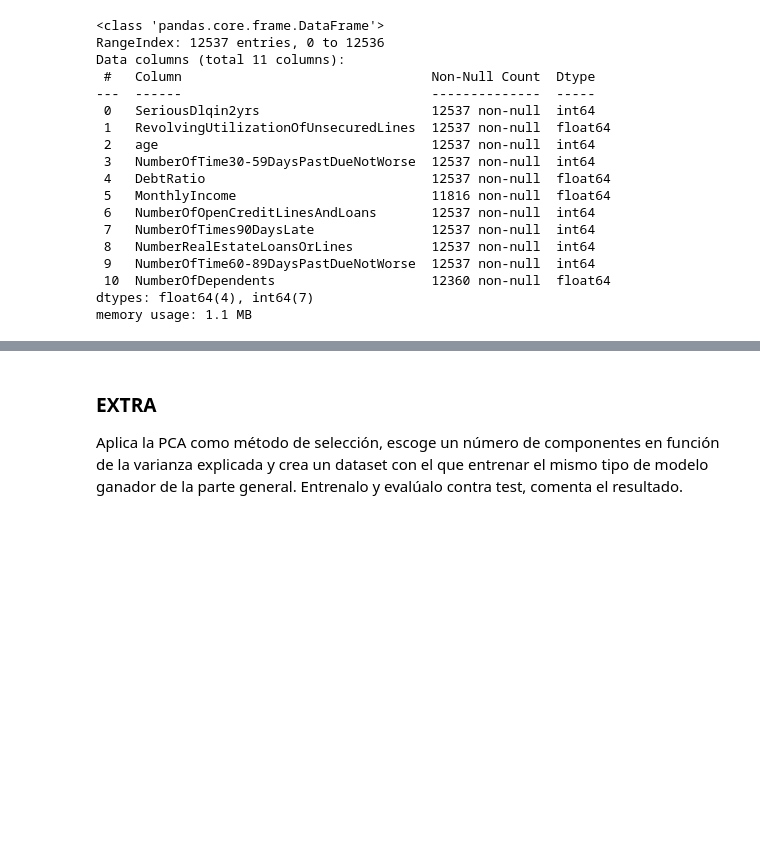
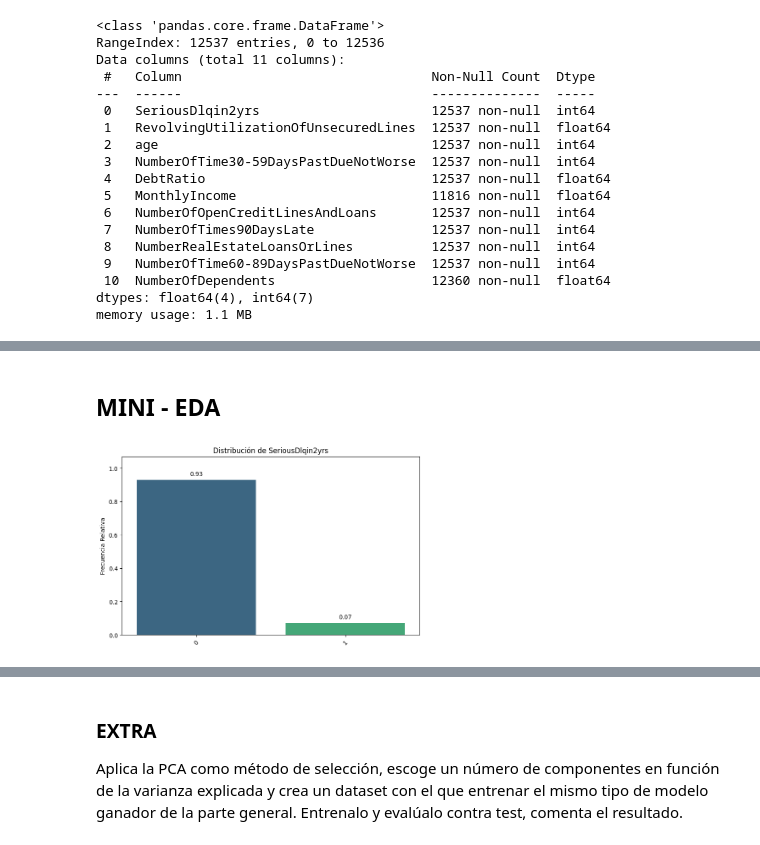
Before and after one commit to mfondevilla/DS-Online-MelaniaFondevilla, a Jupyter notebook: 04_Machine_Learning/Sprint_14/Unidad_02_ML_No_Supervisado_Feature_Selection/03_Practica_Obligatoria/18_Practica_Obligatoria_Feature_Selection.ipynb, the cells around one changed output, grey strips where cells are left out. Drawn from its saved outputs; the diff is of its cells as text; code cells hidden in the pictures; blank space fills up the shorter version.

```diff
--- a/04_Machine_Learning/Sprint_14/Unidad_02_ML_No_Supervisado_Feature_Selection/03_Practica_Obligatoria/18_Practica_Obligatoria_Feature_Selection.ipynb
+++ b/04_Machine_Learning/Sprint_14/Unidad_02_ML_No_Supervisado_Feature_Selection/03_Practica_Obligatoria/18_Practica_Obligatoria_Feature_Selection.ipynb
@@ -41,8 +53,8 @@ Sigue los pasos del proceso de ML que hemos aprendido para problemas supervisado
 
 4. Optimiza los hiperparámetros del mejor modelo. Evalúalo contra test.
 # %%
-df_init = pd.read_csv("./data/credit_npo.csv")
-df_init
+df = pd.read_csv("./data/credit_npo.csv")
+df
 # %% [output]
 |  | SeriousDlqin2yrs | RevolvingUtilizationOfUnsecuredLines | age | NumberOfTime30-59DaysPastDueNotWorse | DebtRatio | MonthlyIncome | ... |
 | 0 | 0 | 0.081892 | 37 | 0 | 0.070709 | 5656.0 | ... |
@@ -213,0 +93,3 @@ Name: count, dtype: int64
+# %%
+df.dropna(inplace=True)
+df.info()
@@ -213,0 +115,2 @@ Name: count, dtype: int64
+# %%
+target = "SeriousDlqin2yrs"
@@ -213,0 +119,7 @@ Name: count, dtype: int64
+# %% [markdown]
+## MINI - EDA
+# %%
+bt.pinta_distribucion_categoricas(df,[target], True, True) # sólo pintamos la distro del target
+# está tan desbalanceada que se va a calcular el recall medio
+# %% [output]
+[figure, added]
```
Also changed, not shown: parts of 21 cells of this notebook, 1 other file.
